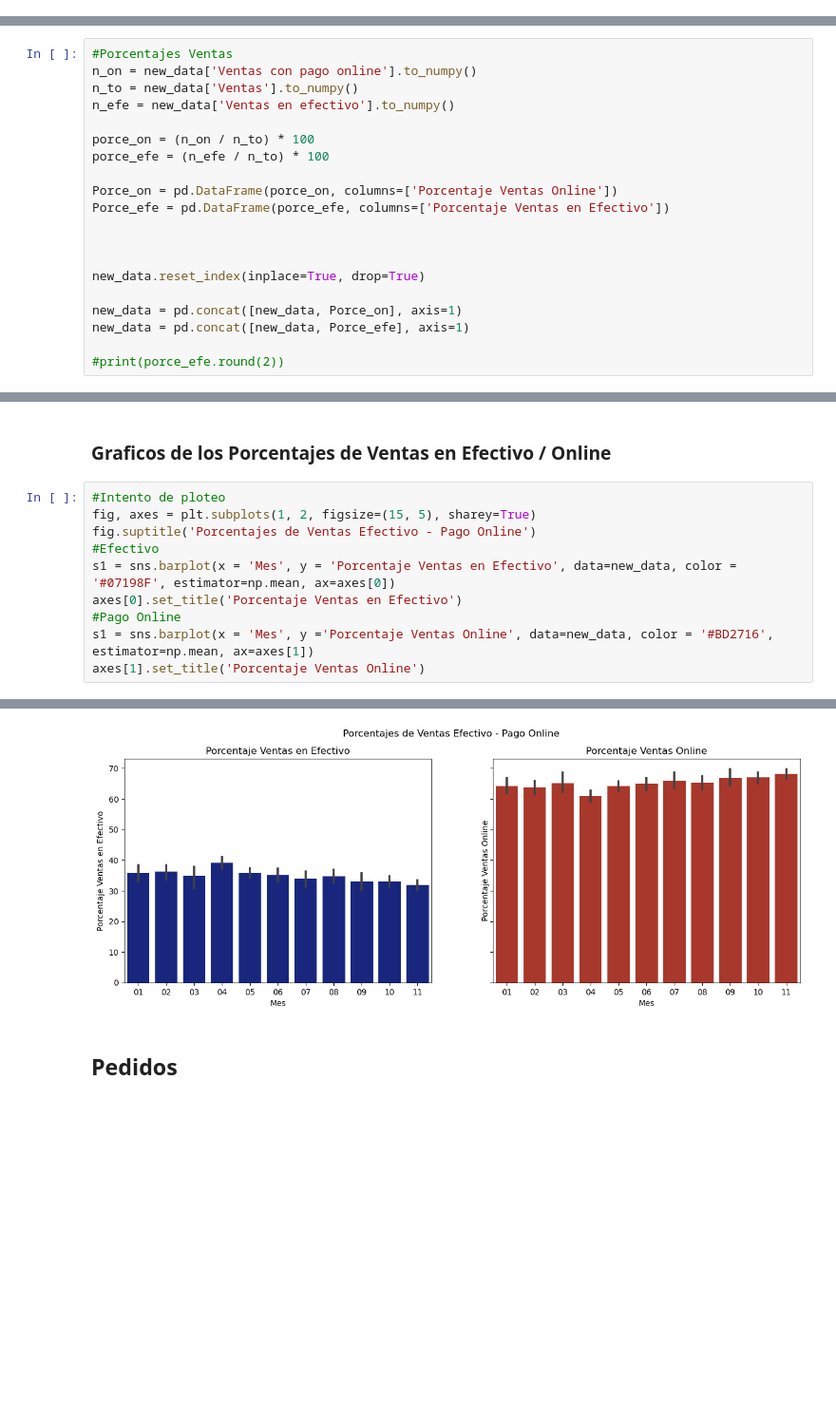
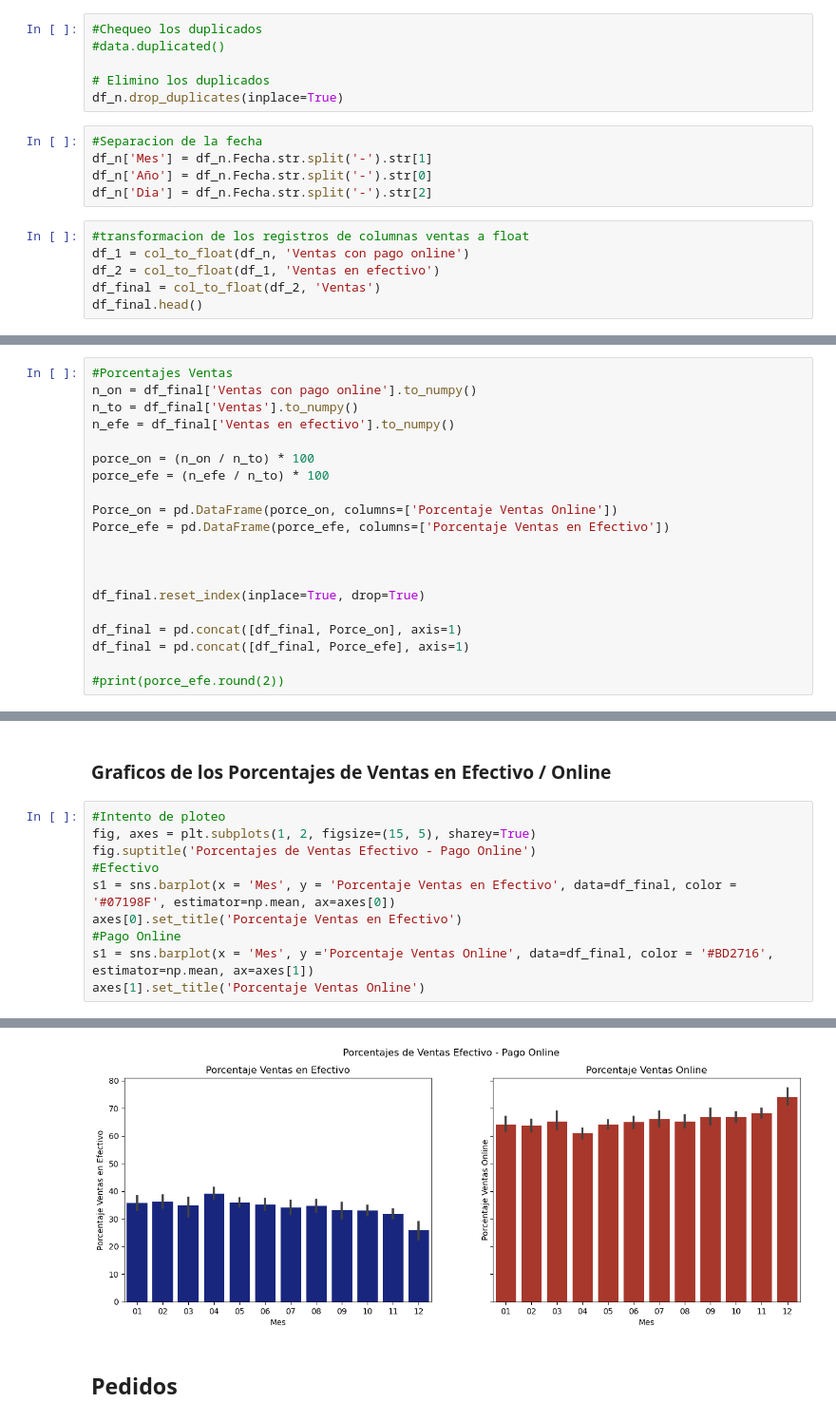
Before and after one commit to Gian1923/PedidosYa2022, a Jupyter notebook: Meses/Testeo.ipynb, the cells around one changed output, grey strips where cells are left out. Shown at 95% size. Saved outputs shown, nothing was run; the diff lists cells and outputs as text; blank space fills up the shorter version.

```diff
--- a/Meses/Testeo.ipynb
+++ b/Meses/Testeo.ipynb
@@ -30,0 +82,17 @@ data.shape #(364, 10)
+# %%
+#Chequeo los duplicados
+#data.duplicated()
+
+# Elimino los duplicados
+df_n.drop_duplicates(inplace=True)
+# %%
+#Separacion de la fecha
+df_n['Mes'] = df_n.Fecha.str.split('-').str[1]
+df_n['Año'] = df_n.Fecha.str.split('-').str[0]
+df_n['Dia'] = df_n.Fecha.str.split('-').str[2]
+# %%
+#transformacion de los registros de columnas ventas a float
+df_1 = col_to_float(df_n, 'Ventas con pago online')
+df_2 = col_to_float(df_1, 'Ventas en efectivo')
+df_final = col_to_float(df_2, 'Ventas')
+df_final.head()
@@ -223,8 +223,8 @@ Text(0.5, 1.0, 'Distribucion de las ventas en efectivo a lo largo de los 11 Mese
 # %%
 #Porcentajes Ventas
-n_on = new_data['Ventas con pago online'].to_numpy()
-n_to = new_data['Ventas'].to_numpy()
-n_efe = new_data['Ventas en efectivo'].to_numpy()
+n_on = df_final['Ventas con pago online'].to_numpy()
+n_to = df_final['Ventas'].to_numpy()
+n_efe = df_final['Ventas en efectivo'].to_numpy()
 
 porce_on = (n_on / n_to) * 100
 porce_efe = (n_efe / n_to) * 100
@@ -234,10 +234,10 @@ Porce_efe = pd.DataFrame(porce_efe, columns=['Porcentaje Ventas en Efectivo'])
 
 
 
-new_data.reset_index(inplace=True, drop=True)
+df_final.reset_index(inplace=True, drop=True)
 
-new_data = pd.concat([new_data, Porce_on], axis=1)
-new_data = pd.concat([new_data, Porce_efe], axis=1)
+df_final = pd.concat([df_final, Porce_on], axis=1)
+df_final = pd.concat([df_final, Porce_efe], axis=1)
 
 #print(porce_efe.round(2))
 # %%
@@ -274,16 +275,16 @@ new_data.groupby(by='Mes')['Porcentaje Ventas Online', 'Porcentaje Ventas en Efe
 # %%
 #Intento de ploteo
 fig, axes = plt.subplots(1, 2, figsize=(15, 5), sharey=True)
 fig.suptitle('Porcentajes de Ventas Efectivo - Pago Online')
 #Efectivo
-s1 = sns.barplot(x = 'Mes', y = 'Porcentaje Ventas en Efectivo', data=new_data, color = '#07198F', estimator=np.mean, ax=axes[0])
+s1 = sns.barplot(x = 'Mes', y = 'Porcentaje Ventas en Efectivo', data=df_final, color = '#07198F', estimator=np.mean, ax=axes[0])
 axes[0].set_title('Porcentaje Ventas en Efectivo')
 #Pago Online
-s1 = sns.barplot(x = 'Mes', y ='Porcentaje Ventas Online', data=new_data, color = '#BD2716', estimator=np.mean, ax=axes[1])
+s1 = sns.barplot(x = 'Mes', y ='Porcentaje Ventas Online', data=df_final, color = '#BD2716', estimator=np.mean, ax=axes[1])
 axes[1].set_title('Porcentaje Ventas Online')
 # %% [output]
 Text(0.5, 1.0, 'Porcentaje Ventas Online')
-[figure, old version]
+[figure, new version]
 # %% [markdown]
 ## Pedidos
 # %% [markdown]
```
Also changed, not shown: parts of 56 cells of this notebook, 1 other file.
